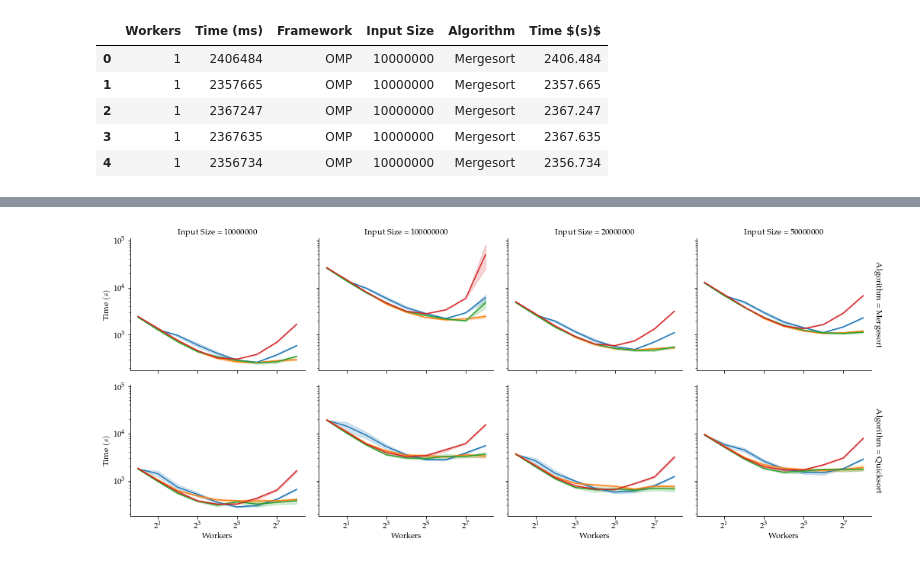
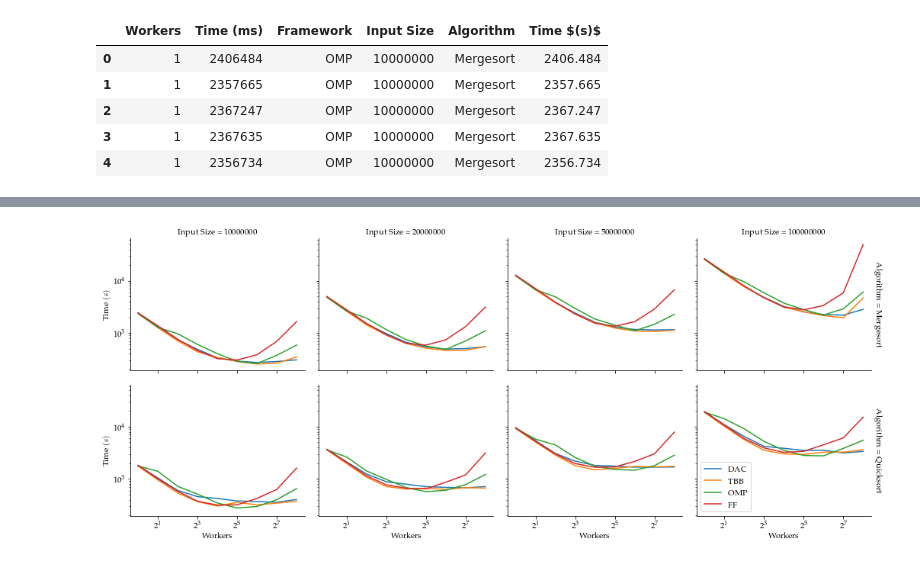
Before and after one commit to flandolfi/SPM-project, a Jupyter notebook: notebooks/analysis.ipynb, the cells around one changed output, grey strips where cells are left out. Drawn from its saved outputs; the diff is of its cells as text; code cells hidden in the pictures.

```diff
--- a/notebooks/analysis.ipynb
+++ b/notebooks/analysis.ipynb
@@ -546,6 +546,7 @@ for alg in ['Mergesort', 'Quicksort']:
 
 si = pd.concat(dfs)
 si['Time $(s)$'] = si['Time (ms)'] / 1000.
+si['Input Size'] = si['Input Size'].apply(int)
 si.head()
 # %% [output]
 |  | Workers | Time (ms) | Framework | Input Size | Algorithm | Time $(s)$ |
@@ -579,0 +558,5 @@ si.groupby(['Algorithm', 'Workers', 'Input Size', 'Framework']).describe()
+# %%
+avg = si[si.Workers == 1].groupby(['Algorithm', 'Framework', 'Input Size'])['Time (ms)'].mean()
+si['Scalability'] = avg[si[['Algorithm', 'Framework', 'Input Size']].values].values / si['Time (ms)'].values
+
+si.groupby(['Algorithm', 'Workers', 'Input Size', 'Framework']).describe()
@@ -580,22 +584,21 @@ si.groupby(['Algorithm', 'Workers', 'Input Size', 'Framework']).describe()
 # %%
-# fig, ax = plt.subplots(figsize=(8, 5))
-
 g = sns.FacetGrid(si,
                   col='Input Size', row='Algorithm', hue='Framework',
-#                   col_order=['1M', '2M', '5M', '10M'],
+                  hue_order=['DAC', 'TBB', 'OMP', 'FF'],
                   sharex=True, sharey=True,
                   height=3, aspect=1.2,
                   legend_out=True,
                   margin_titles=True)
-g = g.map(sns.lineplot, 'Workers', 'Time $(s)$')
+g = g.map(sns.lineplot, 'Workers', 'Time $(s)$', ci=None)
 
 for row in g.axes:
     for ax in row:
         ax.set_xscale('log', basex=2)
         ax.set_yscale('log', basey=10)
 
+plt.legend()
 plt.tight_layout()
 plt.savefig("../report/figures/time_input.pdf", format='pdf', bbox_inches='tight')
 plt.show()
 # %% [output]
-[figure, old version]
+[figure, new version]
```
Also changed, not shown: parts of 6 cells of this notebook, 1 other file.
